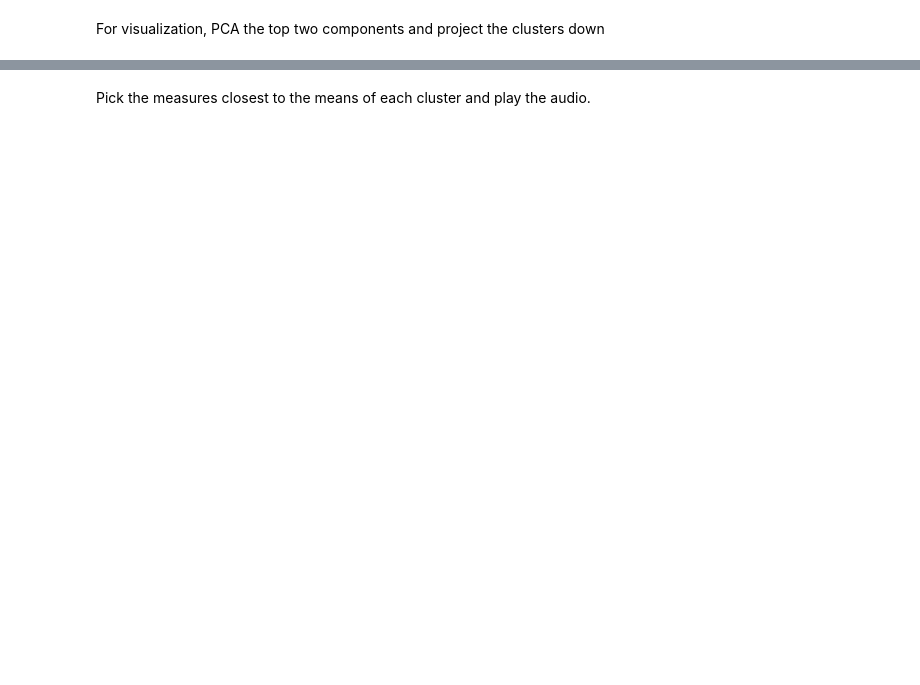
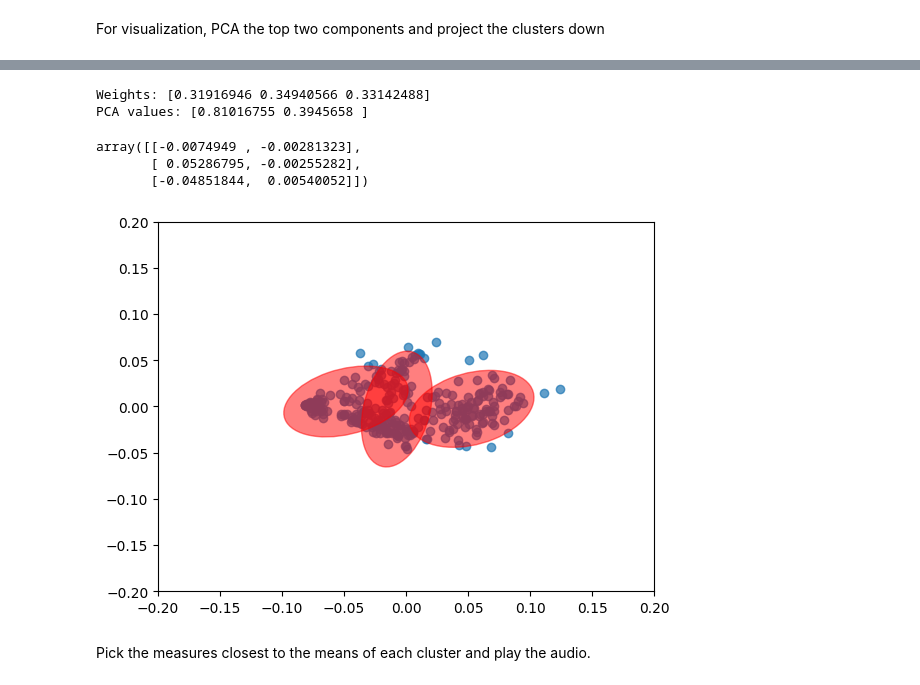
Before and after one commit to chenhi/groove_gang, a Jupyter notebook: demo_intraclustering.ipynb, the cells around one changed output, grey strips where cells are left out. Drawn from its saved outputs; the diff is of its cells as text; code cells hidden in the pictures; blank space fills up the shorter version.

```diff
--- a/demo_intraclustering.ipynb
+++ b/demo_intraclustering.ipynb
@@ -263,16 +2,0 @@ Note the following "bug" (not sure if bug?) -- something about changing axes lim
-# %%
-import matplotlib.pyplot as plt
-from matplotlib.patches import Circle
-
-
-ax = plt.gca()
-
-c = Circle(xy=(0,0), radius=1)
-ax.add_patch(c)
-
-print(c.contains_point((0,0)))
-
-ax.set_xlim([-5,5])
-ax.set_ylim([-5,5])
-
-print(c.contains_point((0,0)))
@@ -285,8 +2,0 @@ False
-# %%
-x = np.random.normal(loc=1.0, scale=1.0, size=1000)
-y = np.random.normal(loc=2.0, scale=1.0, size=1000)
-z = np.random.normal(loc=3.0, scale=2.0, size=1000)
-
-
-data = np.stack([x, y, z], axis=1)
-print(data.shape)
@@ -389,19 +122,9 @@ from groove.embedding import bar_embedding, load_bar_embedding
 file = 'lms'
 ext='mp3'
 
-# beat_data = get_beat_data(file)
-# raw, proc, sr = get_audio_data(file, smooth_power, ext=ext)
-
-# db = beat_data[beat_data[:,1] == 1, 0]
-# sub_beat_data = []
-# for bar_num in range(1,db.shape[0]):
-#     p = []
-#     for i in range(4, 5):
-#         division=2**i
-#         p.append(np.array(bar_embedding(proc/max(abs(proc)),db,bar_num=bar_num,dimension=division,framerate=sr,kernel_width=1/4)))
-#     sub_beat_data.append(np.concatenate(p, axis=0))
+#data = load_bar_embedding('lms', smooth_power, 'mp3')
 
 
-# data = np.stack(sub_beat_data, axis=0)
-
-data = load_bar_embedding(file, smooth_power, ext)
+data_mk = load_bar_embedding('milaklaw', smooth_power)
+data_e = load_bar_embedding('06 Encore A', smooth_power)
+data np.concatenate([data_mk, data_e], axis=0)
@@ -469,2 +151,12 @@ PCA values: [0.5260758  0.31787218]
+# %%
+gm, pca = do_projected_plot_test(data, confidence_limit=0.75, cluster_threshold=0.2, overlap_allowance=0.1, use_weights=False)
+(gm.means_ - pca.mean_) @ pca.components_.T
+# %% [output]
+Weights: [0.31916946 0.34940566 0.33142488]
+PCA values: [0.81016755 0.3945658 ]
+array([[-0.0074949 , -0.00281323],
+       [ 0.05286795, -0.00255282],
+       [-0.04851844,  0.00540052]])
+[figure, added]
 # %% [markdown]
 Pick the measures closest to the means of each cluster and play the audio.
```
Also changed, not shown: parts of 34 cells of this notebook, 2 other files.
